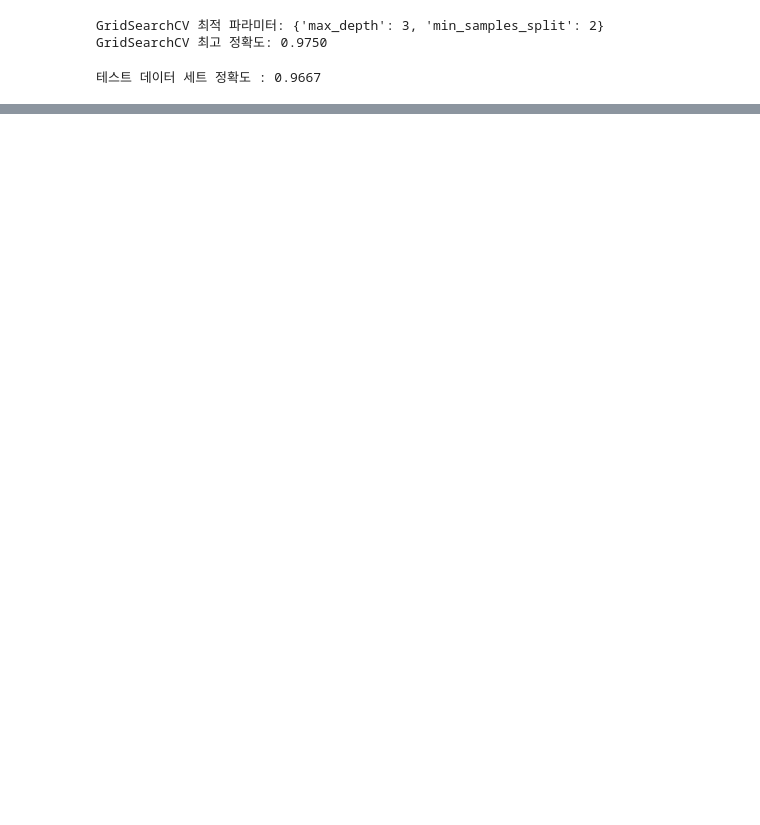
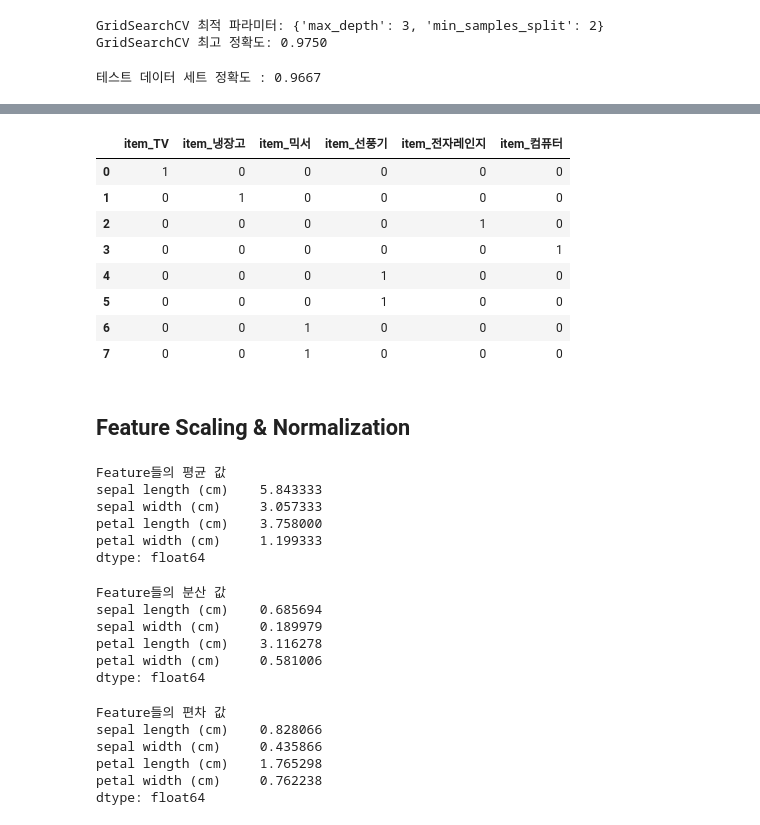
Before and after one commit to MethodFunc/Machine-Learning, a Jupyter notebook: ch02 Scikit-Learn.ipynb, the cells around one changed output, grey strips where cells are left out. Cells and saved outputs as stored; diff of their text form; code cells hidden in the pictures; blank space fills up the shorter version.

```diff
--- a/ch02 Scikit-Learn.ipynb
+++ b/ch02 Scikit-Learn.ipynb
@@ -400,0 +408,7 @@ print('테스트 데이터 세트 정확도 : {0:.4f}'.format(accuracy_score(y_t
+# %%
+items = ['TV', '냉장고', '전자레인지', '컴퓨터', '선풍기', '선풍기', '믹서', '믹서']
+# %%
+encoder = LabelEncoder()
+encoder.fit(items)
+labels = encoder.transform(items)
+print('인코딩 변경값: ', labels)
@@ -400,0 +467,15 @@ print('테스트 데이터 세트 정확도 : {0:.4f}'.format(accuracy_score(y_t
+# %%
+df = pd.DataFrame({'item':items})
+pd.get_dummies(df)
+# %% [output]
+|  | item_TV | item_냉장고 | item_믹서 | item_선풍기 | item_전자레인지 | item_컴퓨터 |
+| 0 | 1 | 0 | 0 | 0 | 0 | 0 |
+| 1 | 0 | 1 | 0 | 0 | 0 | 0 |
+| 2 | 0 | 0 | 0 | 0 | 1 | 0 |
+| 3 | 0 | 0 | 0 | 0 | 0 | 1 |
+| 4 | 0 | 0 | 0 | 1 | 0 | 0 |
+| 5 | 0 | 0 | 0 | 1 | 0 | 0 |
+| 6 | 0 | 0 | 1 | 0 | 0 | 0 |
+| 7 | 0 | 0 | 1 | 0 | 0 | 0 |
+# %% [markdown]
+## Feature Scaling & Normalization
@@ -400,0 +491,30 @@ print('테스트 데이터 세트 정확도 : {0:.4f}'.format(accuracy_score(y_t
+# %%
+print('Feature들의 평균 값')
+print(iris_df.mean())
+# %% [output]
+Feature들의 평균 값
+sepal length (cm)    5.843333
+sepal width (cm)     3.057333
+petal length (cm)    3.758000
+petal width (cm)     1.199333
+dtype: float64
+# %%
+print('Feature들의 분산 값')
+print(iris_df.var())
+# %% [output]
+Feature들의 분산 값
+sepal length (cm)    0.685694
+sepal width (cm)     0.189979
+petal length (cm)    3.116278
+petal width (cm)     0.581006
+dtype: float64
+# %%
+print('Feature들의 편차 값')
+print(iris_df.std())
+# %% [output]
+Feature들의 편차 값
+sepal length (cm)    0.828066
+sepal width (cm)     0.435866
+petal length (cm)    1.765298
+petal width (cm)     0.762238
+dtype: float64
```
Also changed, not shown: parts of 24 cells of this notebook, 6 other files.
